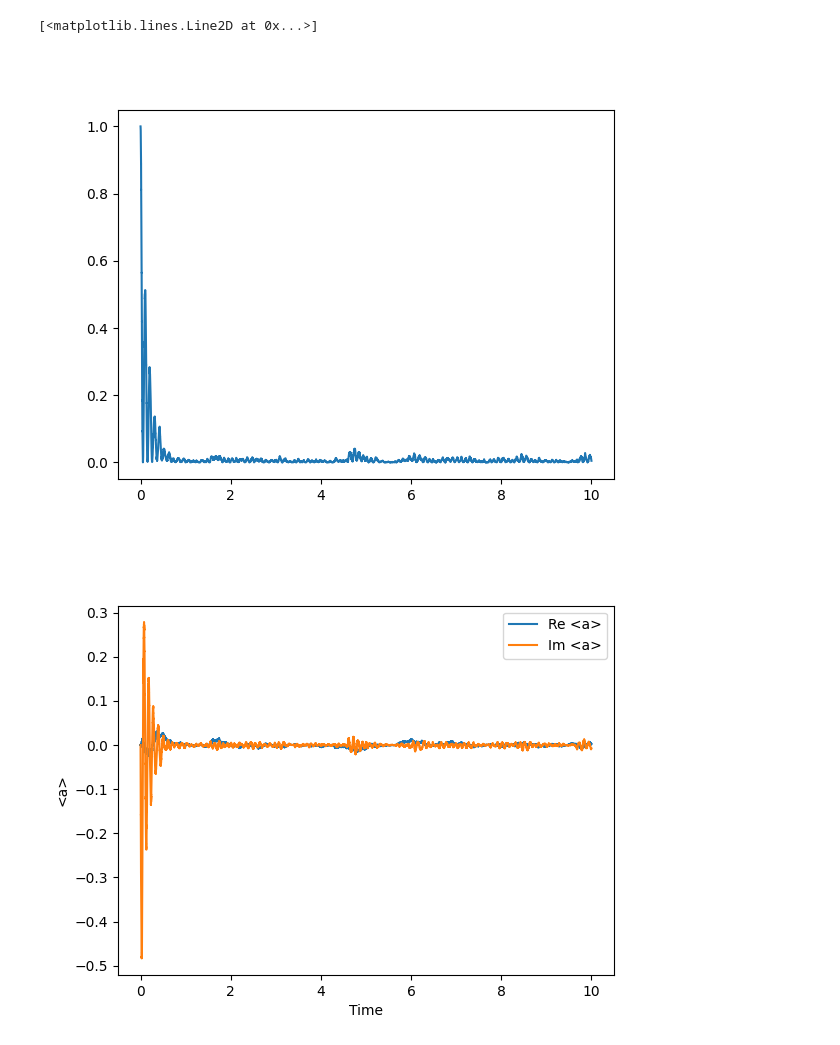
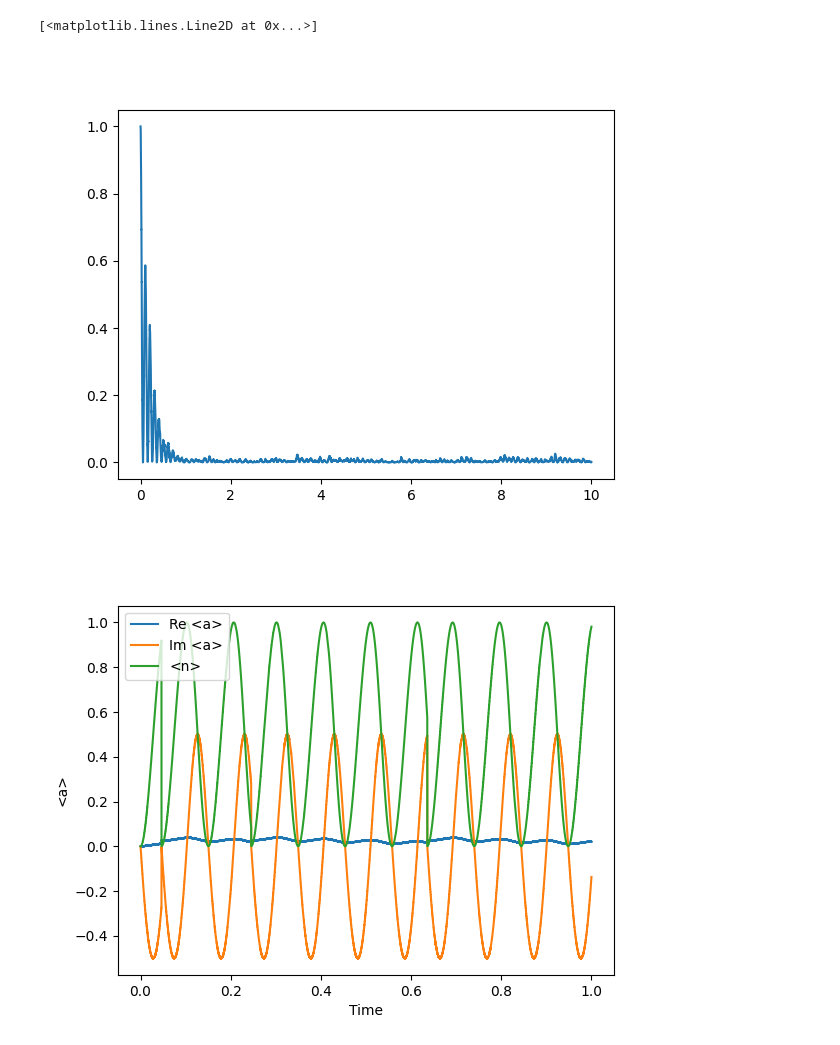
Before and after one commit to Focix/NumericalBychrom, a Jupyter notebook: kraus_test.ipynb, the cells around one changed output. Drawn from its saved outputs; the diff is of its cells as text; code cells hidden in the pictures.

```diff
--- a/kraus_test.ipynb
+++ b/kraus_test.ipynb
@@ -71,5 +66,5 @@ X = Qobj(Omegap * a_drive)
 # %%
-time = np.linspace(0, 10.0, 500000)
+time = np.linspace(0, 1.0, 500000)
 # %%
 dt = time[1] - time[0]
 # %%
@@ -79,5 +74,7 @@ psi_r = np.zeros(dimr, dtype=complex)
 psi_r[0] = 1.0
 
 psi0 = np.kron(psi_q, psi_r)
+# %%
+exp = np.exp(1j * wp * time)
 # %%
-num_trajectories = 100
+num_trajectories = 10
@@ -86,17 +81,21 @@ dy = DysolvePropagator(H_0=H0_q, X=X, omega=wp, options={'max_order': 5, 'max_dt
 # %%
 psi_avg = np.zeros((len(time), dimq * dimr), dtype=complex)
+g1  = np.zeros((len(time)//100,len(time)//100), dtype=complex)
 for _ in tqdm(range(num_trajectories)):
     psis = np.zeros((len(time), dimq * dimr), dtype=complex)
+    a_tr = np.zeros(len(time), dtype=complex)
     psis[0] = psi0
     pl = np.zeros(len(L_list)+1, dtype=float)
     cs = np.zeros(len(time), dtype=int)
     for idx, t in enumerate(time[1:], start=1):
         pump = (np.sin(wp * t) - np.sin(wp * time[idx-1])) * Omegap / wp
         signal = (np.sin(ws * t) - np.sin(ws * time[idx-1])) * Omegas / ws
-        U = expm(-1j * (He * dt + pump * a_drive + signal * b_drive ))
+        # U = expm(-1j * (He * dt + pump * a_drive + signal * b_drive ))
+        U = expm(-1j * (He * dt)) @ expm(-1j* pump * a_drive) @ expm(-1j * signal * b_drive )
         # U = dy(t, time[idx-1]).full()
         psi = U @ psis[idx-1]
         L0 = I - 1j * H_full(t) * dt
+        # L0 = I - J * dt
         L0n = L0.conj().T @ L0
         pl[0] = np.real(np.vdot(psi, L0n @ psi))
         # pl[0] = 0
@@ -110,6 +109,7 @@ for _ in tqdm(range(num_trajectories)):
         c = np.random.choice(len(pl), p=pl)
         cs[idx] = c
         if c == 0:
+            # psi = L0 @ psi
             pass
         else:
             psi = L_list[c-1] @ psi
@@ -118,4 +118,13 @@ for _ in tqdm(range(num_trajectories)):
             print("Warning: zero norm state")
             break
         psis[idx] = psi / psi_norm
-    psi_avg+= psis / num_trajectories
+        # a_tr[idx] = np.vdot(psis[idx], a @ psis[idx])
+    a_tr *= exp
+    # g1 += np.outer(a_tr.conj()[::100], a_tr[::100])
+    psis *= exp[:, np.newaxis]
+    a_psi = np.array([a @ psis[i] for i in range(len(time))])
+    # a_psi = a @ psis.T
+    g1 += np.array([[np.vdot(a_psi[i], a_psi[j]) for j in range(0, len(time), 100)] for i in range(0, len(time), 100)])
+    psi_avg+= psis
+psi_avg /= num_trajectories
+g1 /= num_trajectories
@@ -136,21 +202,21 @@ plt.figure()
 plt.plot(time, np.abs(pr0)**2)
 # %% [output]
 [<matplotlib.lines.Line2D at 0x...>]
-[figure, old version]
+[figure, new version]
 # %%
 exp = np.exp(1j * w01 * time)
 # %%
 plt.figure()
 plt.plot(time, np.real(a_mean * exp), label='Re <a>')
 plt.plot(time, np.imag(a_mean*exp), label='Im <a>')
 # plt.plot(time, np.abs(a_mean*exp), label='|<a>|')
-# plt.plot(time, np.real(n_mean), label='<n>')
+plt.plot(time, np.real(n_mean), label='<n>')
 plt.xlabel('Time')
 plt.ylabel('<a>')
 plt.legend()
 plt.show()
 # %% [output]
-[figure, old version]
+[figure, new version]
 # %%
 plt.figure()
 plt.magnitude_spectrum(a_mean, Fs=1/dt, scale='dB')
```
Also changed, not shown: parts of 15 cells of this notebook.
